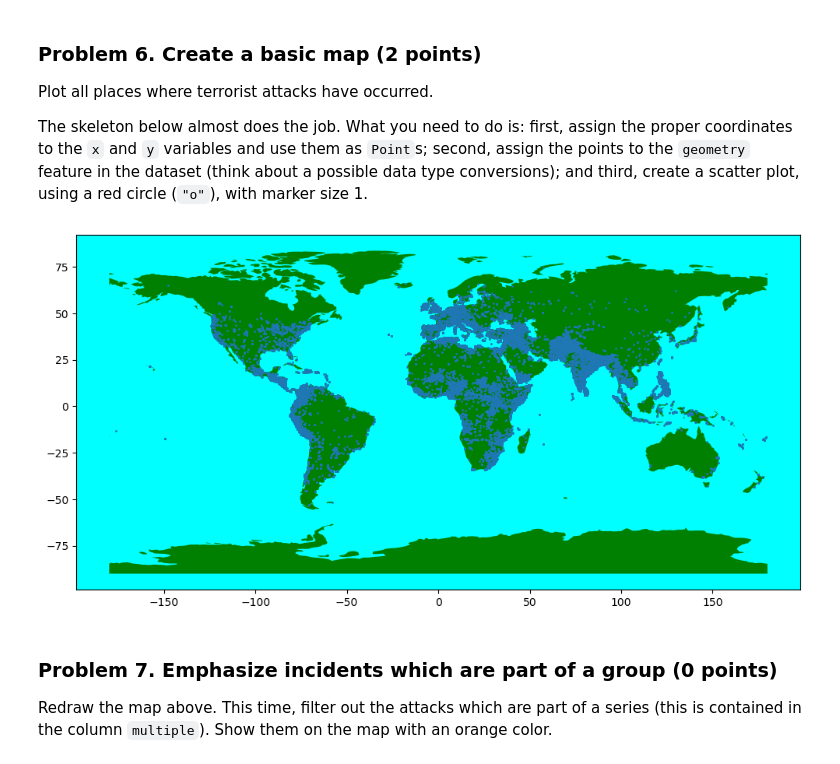
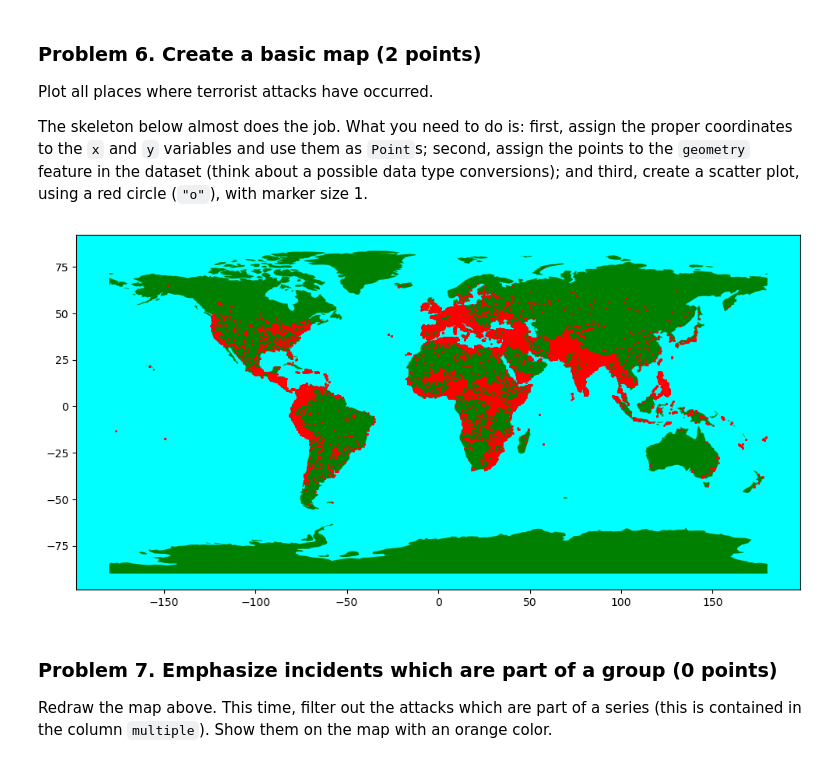
Before and after one commit to bahbo/SoftUni_Data_Scinece, a Jupyter notebook: 05. Working-with-Spatial-Data-and-Network-Analysis-Lab/Spatial Data and Networks Lab.ipynb, the cells around one changed output. Cells and saved outputs as stored; diff of their text form; code cells hidden in the pictures.

```diff
--- a/05. Working-with-Spatial-Data-and-Network-Analysis-Lab/Spatial Data and Networks Lab.ipynb
+++ b/05. Working-with-Spatial-Data-and-Network-Analysis-Lab/Spatial Data and Networks Lab.ipynb
@@ -218,21 +211,21 @@ The skeleton below almost does the job. What you need to do is: first, assign th
 # %%
 land = gpd.read_file(geodatasets.data.naturalearth.land.url)
 
 fig = plt.figure(figsize = (12, 8))
 ax = fig.gca()
 land.plot(ax = ax, color = "green")
 ax.set_facecolor("aqua")
 
 x, y = None, None
 # YOUR CODE HERE
 x, y = terrorism_data["longitude"].tolist(), terrorism_data["latitude"].tolist()
 geometry = [Point(xy) for xy in zip(x, y)]
 geo_terrorism_data = gpd.GeoDataFrame(terrorism_data,  geometry=geometry, crs="EPSG:4326")
-geo_terrorism_data.plot(ax=ax, markersize=1)
+geo_terrorism_data.plot(ax=ax, color="r", marker="o", markersize=1)
 plt.show()
 #terrorism_data["longitude"].tolist()
 # %% [output]
-[figure, old version]
+[figure, new version]
 # %%
 assert_is_not_none(x)
 assert_is_not_none(y)
```
Also changed, not shown: parts of 6 cells of this notebook.
